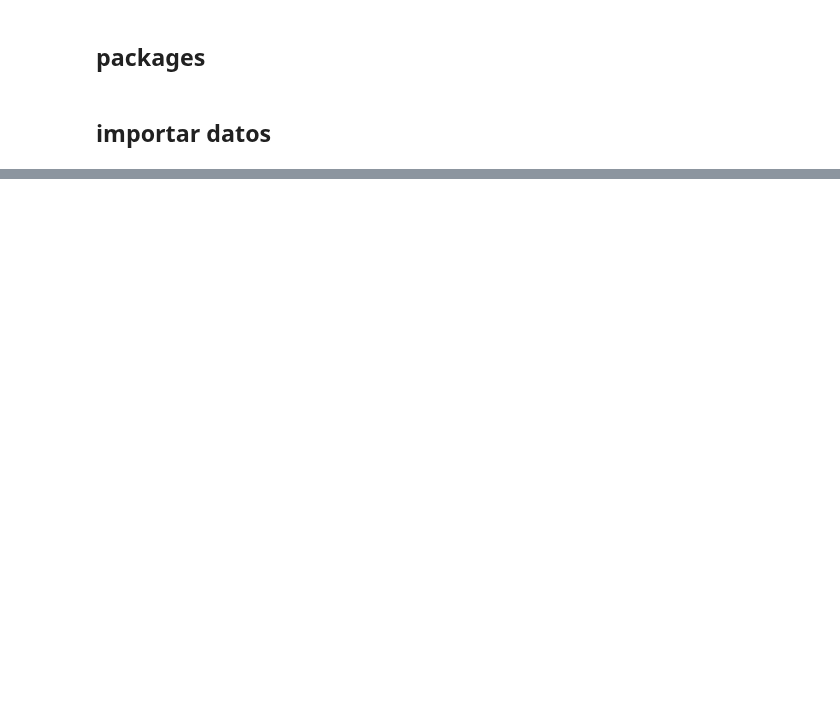
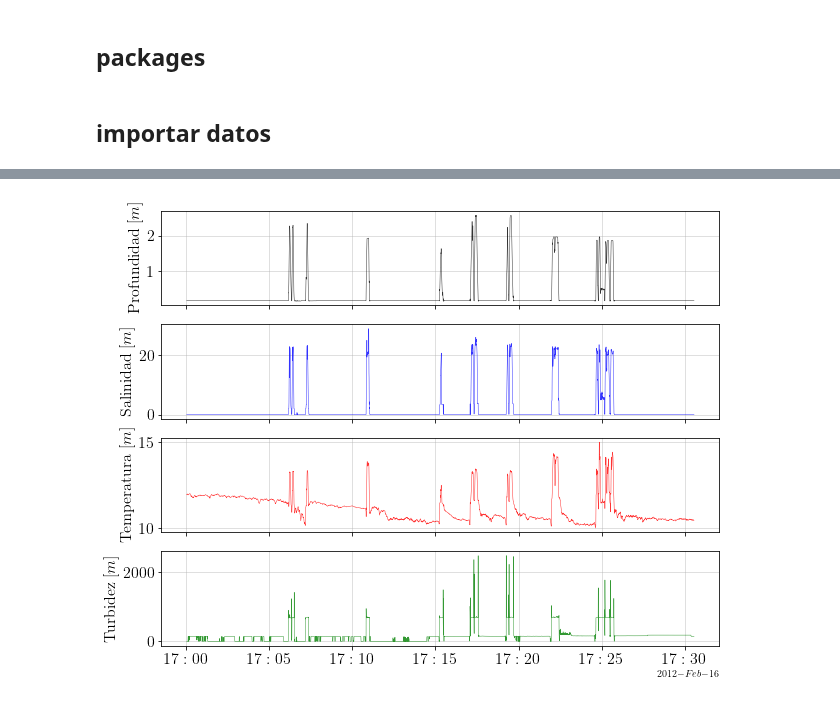
Before and after one commit to Dhannai/Thesis, a Jupyter notebook: febmar/Perfiles_RBR.ipynb, the cells around one changed output, grey strips where cells are left out. Drawn from its saved outputs; the diff is of its cells as text; code cells hidden in the pictures; blank space fills up the shorter version.

```diff
--- a/febmar/Perfiles_RBR.ipynb
+++ b/febmar/Perfiles_RBR.ipynb
@@ -42,0 +214,51 @@ prof1
+# %%
+data.index = data.index + dtz.timedelta(hours=3) # OJO: correr una sola vez
+# %%
+data_cut = data.iloc[162000:173000]
+fig, (ax1, ax2, ax3, ax4) = plt.subplots(nrows=4, figsize=(10, 8), sharex=True)
+
+#Formato fecha
+locator = mdates.AutoDateLocator()
+formatter = mdates.ConciseDateFormatter(locator)
+
+ax1.set_ylabel(r"Profundidad "
+          r"$\displaystyle[m]$",
+          fontsize=16)
+
+ax1.plot(data_cut.index, data_cut['Depth'].values, c='k', alpha=0.8, linewidth=0.5)
+ax1.xaxis.set_tick_params(labelsize=16)
+ax1.yaxis.set_tick_params(labelsize=16)
+ax1.grid(alpha=0.5)
+
+ax2.set_ylabel(r"Salinidad "
+          r"$\displaystyle[m]$",
+          fontsize=16)
+
+ax2.plot(data_cut.index, data_cut['Salinity'].values, c='b', alpha=0.8, linewidth=0.5)
+ax2.xaxis.set_tick_params(labelsize=16)
+ax2.yaxis.set_tick_params(labelsize=16)
+ax2.grid(alpha=0.5)
+
+ax3.set_ylabel(r"Temperatura "
+          r"$\displaystyle[m]$",
+          fontsize=16)
+
+ax3.plot(data_cut.index, data_cut['Temperature'].values, c='r', alpha=0.8, linewidth=0.5)
+ax3.xaxis.set_tick_params(labelsize=16)
+ax3.yaxis.set_tick_params(labelsize=16)
+ax3.grid(alpha=0.5)
+
+ax4.set_ylabel(r"Turbidez "
+          r"$\displaystyle[m]$",
+          fontsize=16)
+
+ax4.plot(data_cut.index, data_cut['Turbidity'].values, c='g', alpha=0.8, linewidth=0.5)
+ax4.xaxis.set_tick_params(labelsize=16)
+ax4.yaxis.set_tick_params(labelsize=16)
+ax4.grid(alpha=0.5)
+
+# Ajustar formato fecha
+ax1.xaxis.set_major_locator(locator)
+ax1.xaxis.set_major_formatter(formatter)
+# %% [output]
+[figure, added]
```
Also changed, not shown: parts of 12 cells of this notebook.
